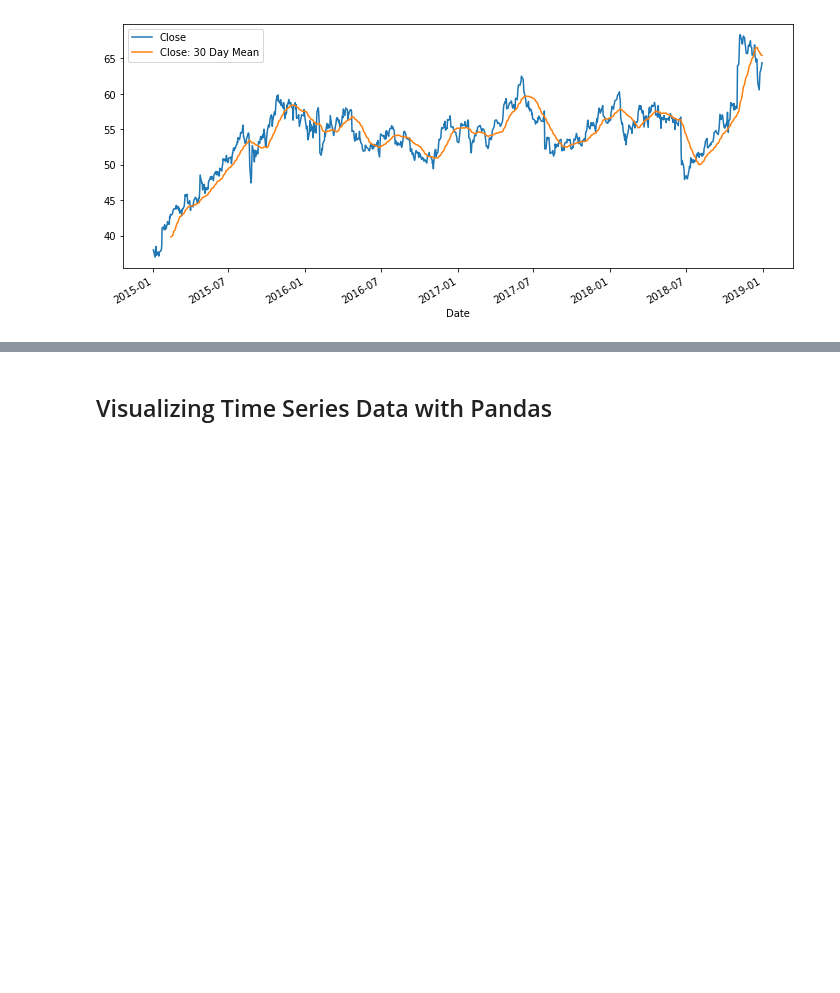
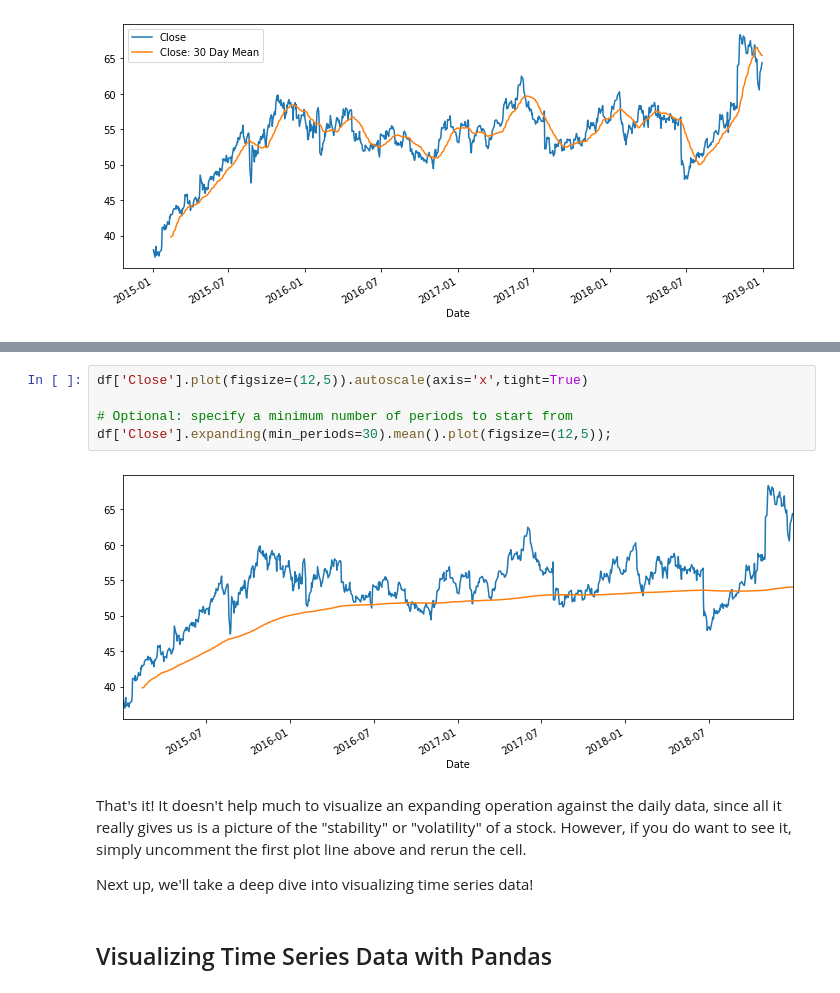
Before and after one commit to StevTobs/TimeSeries_Python, a Jupyter notebook: Time_Series_with_Pandas.ipynb, the cells around one changed output, grey strips where cells are left out. Saved outputs shown, nothing was run; the diff lists cells and outputs as text; blank space fills up the shorter version.

```diff
--- a/Time_Series_with_Pandas.ipynb
+++ b/Time_Series_with_Pandas.ipynb
@@ -536,3 +535,14 @@ df['Close'].expanding().mean().plot(figsize=(12,5))
+# %%
+df['Close'].plot(figsize=(12,5)).autoscale(axis='x',tight=True)
+
+# Optional: specify a minimum number of periods to start from
+df['Close'].expanding(min_periods=30).mean().plot(figsize=(12,5));
+# %% [output]
+[figure, added]
+# %% [markdown]
+That's it! It doesn't help much to visualize an expanding operation against the daily data, since all it really gives us is a picture of the "stability" or "volatility" of a stock. However, if you do want to see it, simply uncomment the first plot line above and rerun the cell.
+
+Next up, we'll take a deep dive into visualizing time series data!
 # %% [markdown]
 ## Visualizing Time Series Data with Pandas
 # %%
```
Also changed, not shown: parts of 14 cells of this notebook.
